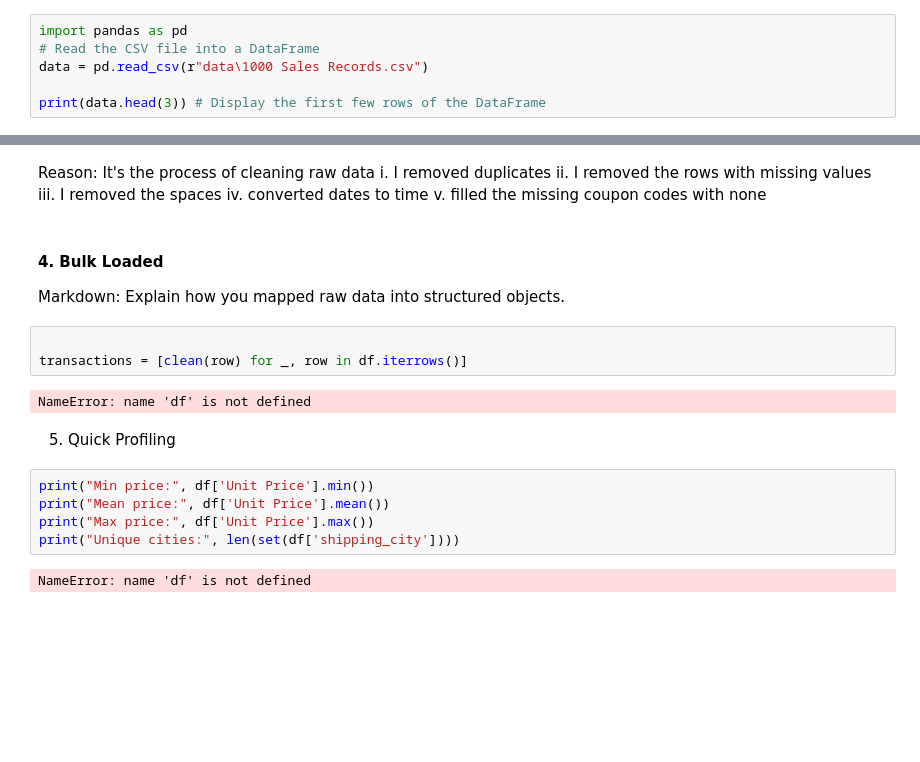
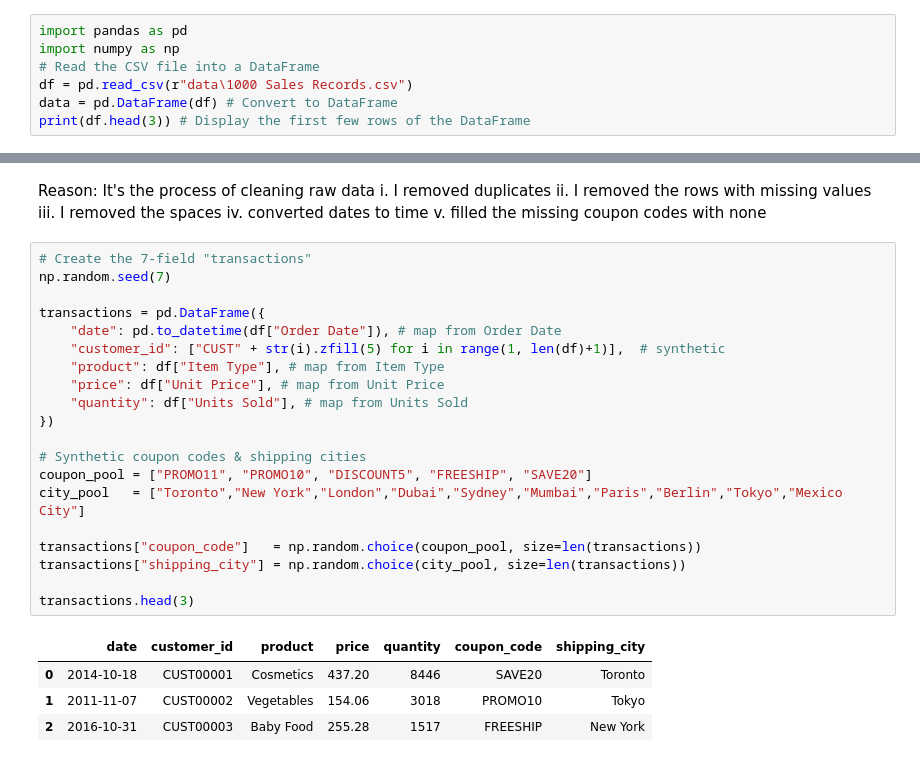
Before and after one commit to Albrightmaduka9053136/Lab_assignment, a Jupyter notebook: albright_maduka_lab2_ data_collection_and_pre_processing.ipynb, the cells around one changed output, grey strips where cells are left out. Drawn from its saved outputs; the diff is of its cells as text; blank space fills up the shorter version.

```diff
--- a/albright_maduka_lab2_ data_collection_and_pre_processing.ipynb
+++ b/albright_maduka_lab2_ data_collection_and_pre_processing.ipynb
@@ -15,10 +17,11 @@ Aim: Load raw CSV and display first 3 rows
 Reason: It ensure that my dataset is read and loaded correctly
 # %%
 import pandas as pd
+import numpy as np
 # Read the CSV file into a DataFrame
-data = pd.read_csv(r"data\1000 Sales Records.csv")
-
-print(data.head(3)) # Display the first few rows of the DataFrame
+df = pd.read_csv(r"data\1000 Sales Records.csv")
+data = pd.DataFrame(df) # Convert to DataFrame
+print(df.head(3)) # Display the first few rows of the DataFrame
 # %% [output]
                          Region Country   Item Type Sales Channel  \
 0  Middle East and North Africa   Libya   Cosmetics       Offline
@@ -151,20 +109,28 @@ ii. I removed the rows with missing values
 iii. I removed the spaces
 iv. converted dates to time
 v. filled the missing coupon codes with none
-# %% [markdown]
-#### 4. Bulk Loaded
-Markdown: Explain how you mapped raw data into structured objects.
-# %%
-
-transactions = [clean(row) for _, row in df.iterrows()]
-# %% [output]
-NameError: name 'df' is not defined
-# %% [markdown]
-5. Quick Profiling
-# %%
-print("Min price:", df['Unit Price'].min())
-print("Mean price:", df['Unit Price'].mean())
-print("Max price:", df['Unit Price'].max())
-print("Unique cities:", len(set(df['shipping_city'])))
-# %% [output]
-NameError: name 'df' is not defined
+# %%
+# Create the 7-field "transactions"
+np.random.seed(7)
+
+transactions = pd.DataFrame({
+    "date": pd.to_datetime(df["Order Date"]), # map from Order Date
+    "customer_id": ["CUST" + str(i).zfill(5) for i in range(1, len(df)+1)],  # synthetic
+    "product": df["Item Type"], # map from Item Type
+    "price": df["Unit Price"], # map from Unit Price
+    "quantity": df["Units Sold"], # map from Units Sold
+})
+
+# Synthetic coupon codes & shipping cities
+coupon_pool = ["PROMO11", "PROMO10", "DISCOUNT5", "FREESHIP", "SAVE20"]
+city_pool   = ["Toronto","New York","London","Dubai","Sydney","Mumbai","Paris","Berlin","Tokyo","Mexico City"]
+
+transactions["coupon_code"]   = np.random.choice(coupon_pool, size=len(transactions))
+transactions["shipping_city"] = np.random.choice(city_pool, size=len(transactions))
+
+transactions.head(3)
+# %% [output]
+|  | date | customer_id | product | price | quantity | coupon_code | shipping_city |
+| 0 | 2014-10-18 | CUST00001 | Cosmetics | 437.20 | 8446 | SAVE20 | Toronto |
+| 1 | 2011-11-07 | CUST00002 | Vegetables | 154.06 | 3018 | PROMO10 | Tokyo |
+| 2 | 2016-10-31 | CUST00003 | Baby Food | 255.28 | 1517 | FREESHIP | New York |
```
Also changed, not shown: parts of 32 cells of this notebook, 3 other files.
